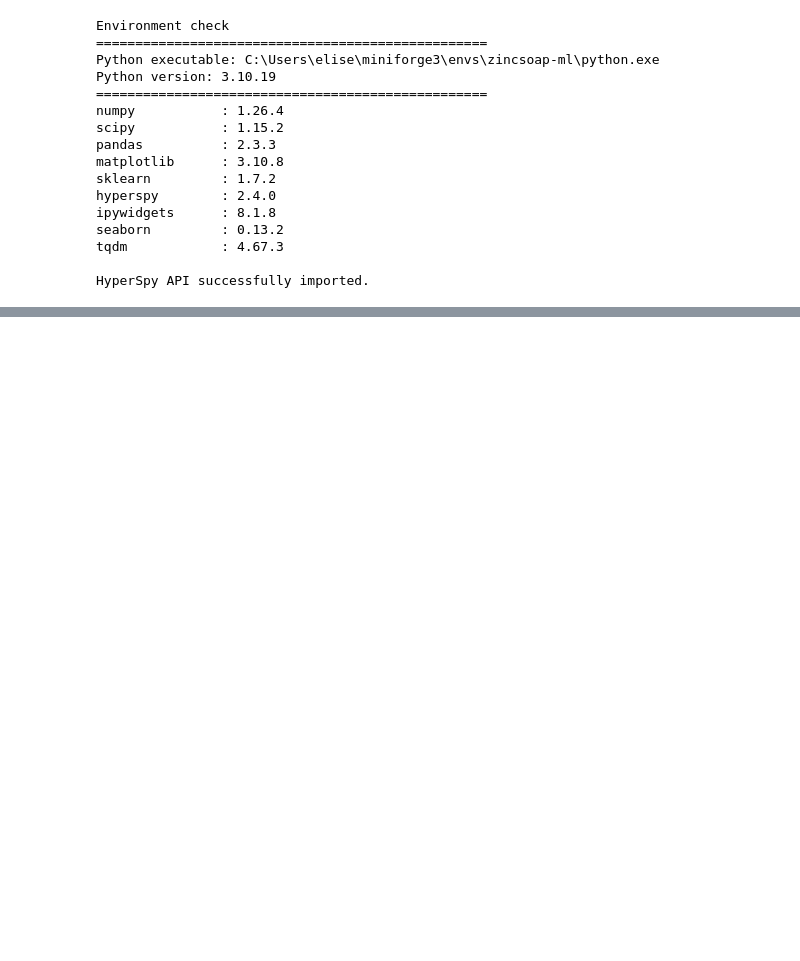
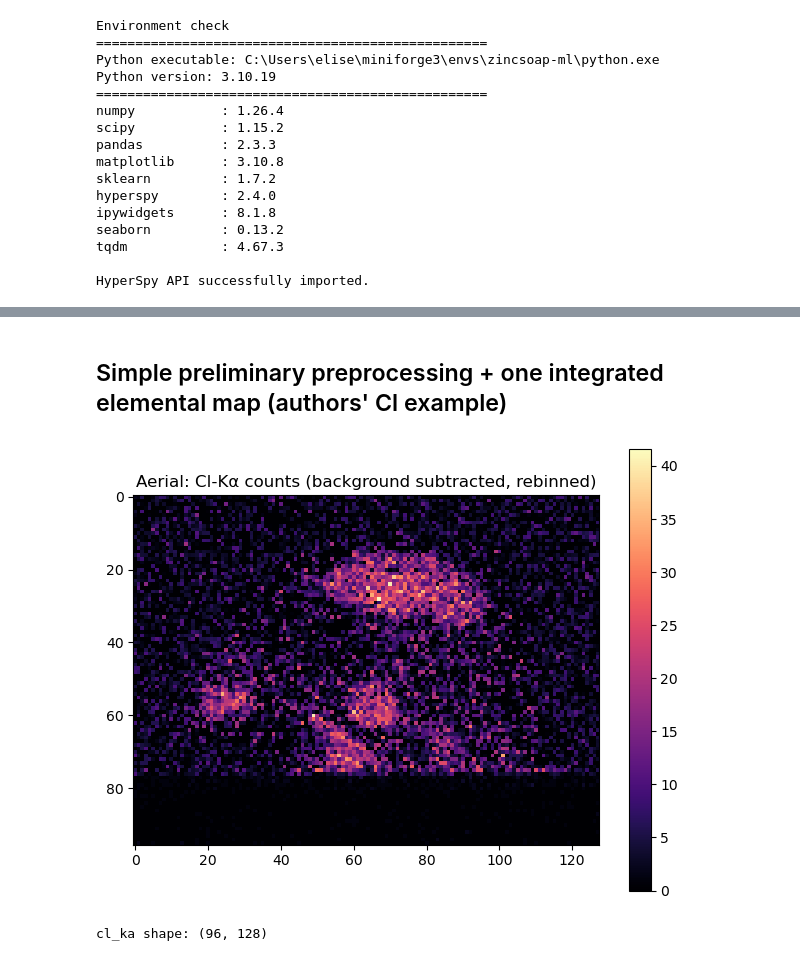
Before and after one commit to eliseetrheim/ZincSoap_ML, a Jupyter notebook: draft.ipynb, the cells around one changed output, grey strips where cells are left out. Saved outputs shown, nothing was run; the diff lists cells and outputs as text; code cells hidden in the pictures; blank space fills up the shorter version.

```diff
--- a/draft.ipynb
+++ b/draft.ipynb
@@ -60,0 +109,7 @@ HyperSpy API successfully imported.
+# %%
+aerial_rpl = DATA / "Aerial 150x.rpl"
+
+sA = hs.load(aerial_rpl) # Consider cropping bottom pixels, empty
+sA.set_signal_type("EDS_SEM")
+print(type(sA))
+print(sA)
@@ -60,0 +153,4 @@ HyperSpy API successfully imported.
+# %%
+aerial_hspy = OUT / "Aerial 150x.hspy"
+sA.save(aerial_hspy, overwrite=True)
+print("Saved:", aerial_hspy)
@@ -60,0 +225,34 @@ HyperSpy API successfully imported.
+# %% [markdown]
+## Simple preliminary preprocessing + one integrated elemental map (authors' Cl example)
+# %%
+# Authors' Cl background windows in keV
+bkg_win_cl = np.array([
+    [2.52, 2.56, 2.85, 2.92], # Cl_Ka background windows
+    [2.52, 2.56, 2.85, 2.92], # Cl_Kb background windows
+])
+
+# Load the saved aerial.hspy and rebin like the authors
+s = hs.load(aerial_hspy).isig[:-1].rebin(scale=(8,8,2))
+
+cl_ka, cl_kb = s.get_lines_intensity(
+    xray_lines=["Cl_Ka", "Cl_Kb"],
+    background_windows=bkg_win_cl,
+    plot_result=False
+)
+
+# Clean negative counts for display
+cl_ka.data[cl_ka.data < 0] = 0
+
+# Plot and save
+plt.figure()
+plt.imshow(cl_ka.data, cmap="magma")
+plt.title("Aerial: Cl-Kα counts (background subtracted, rebinned)")
+plt.colorbar()
+plt.tight_layout()
+plt.savefig(FIGS / "Aerial_Cl-Kalpha_counts.png", dpi=300)
+plt.show()
+
+print("cl_ka shape:", cl_ka.data.shape)
+# %% [output]
+[figure, added]
+cl_ka shape: (96, 128)
```
Also changed, not shown: parts of 17 cells of this notebook, 9 other files.
